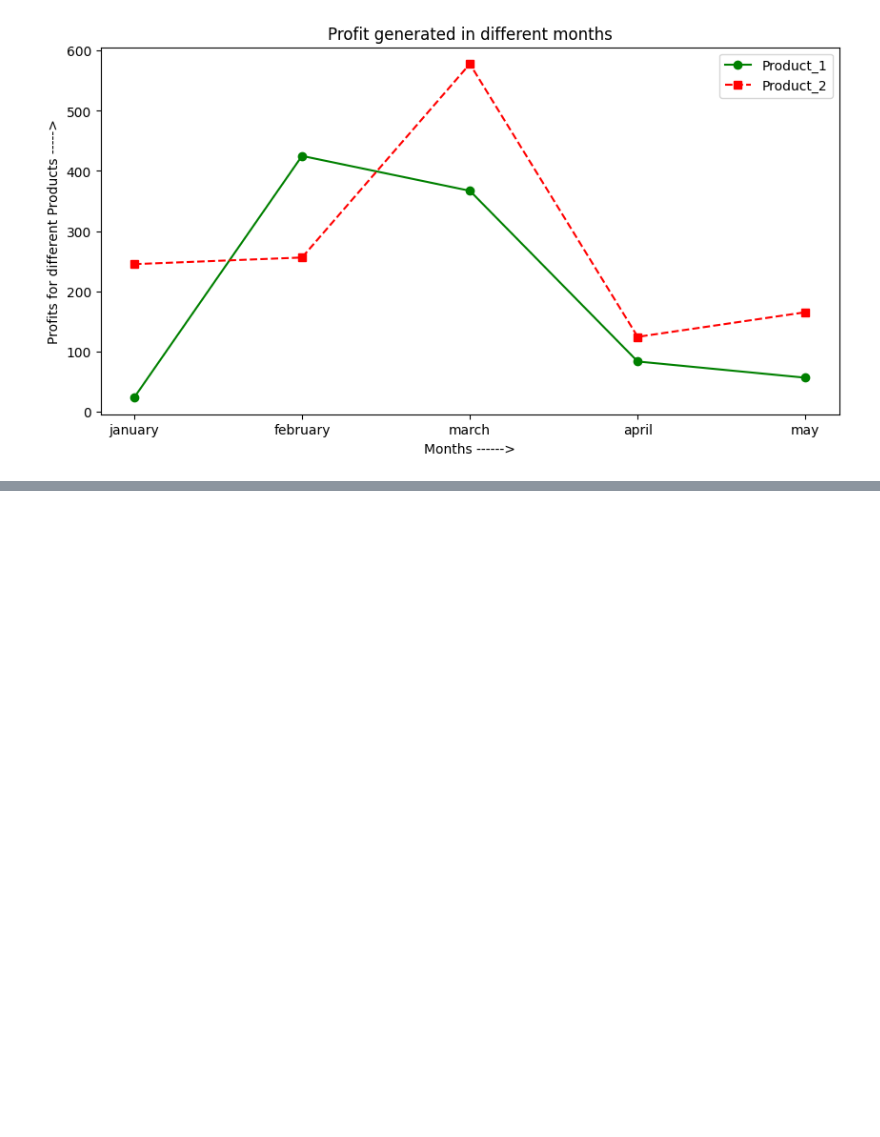
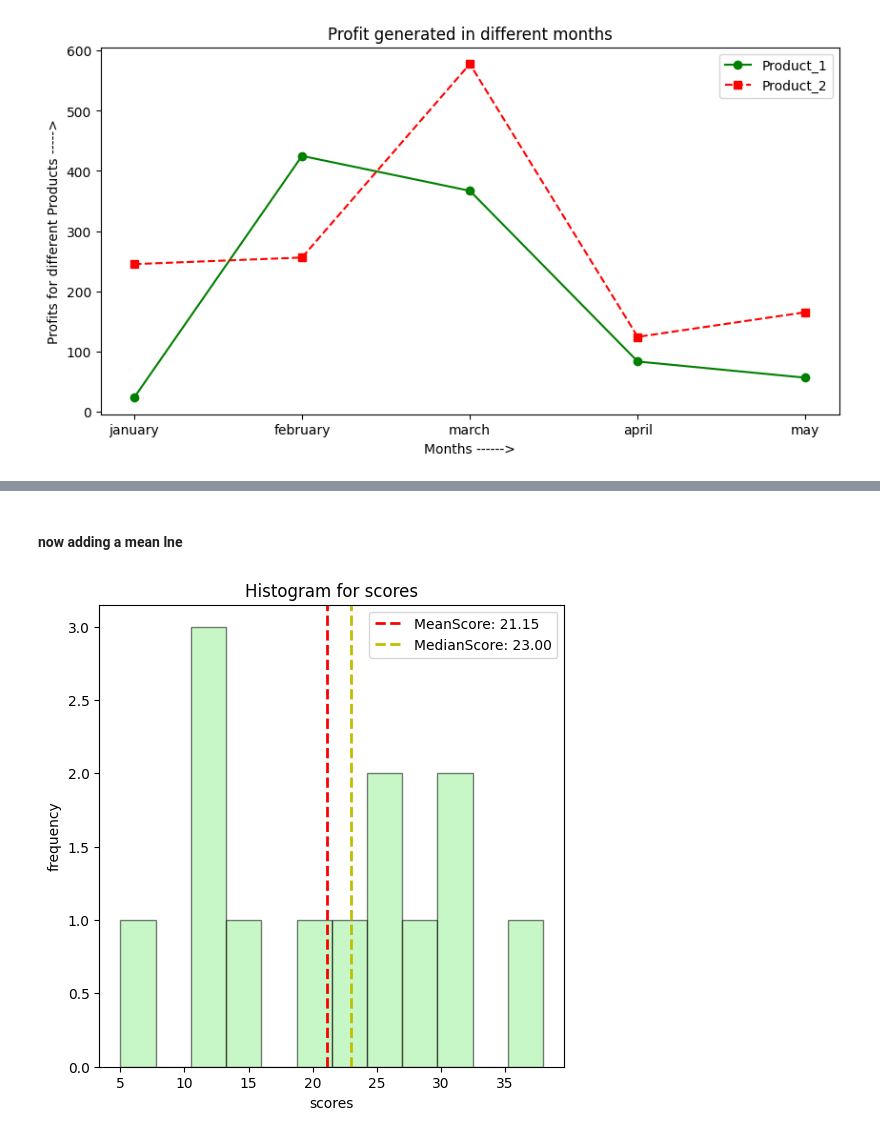
Before and after one commit to akhileshdutt/DataScience_learning, a Jupyter notebook: Libraries/Matplotlib/Matplotlib_Advance.ipynb, the cells around one changed output, grey strips where cells are left out. Cells and saved outputs as stored; diff of their text form; code cells hidden in the pictures; blank space fills up the shorter version.

```diff
--- a/Libraries/Matplotlib/Matplotlib_Advance.ipynb
+++ b/Libraries/Matplotlib/Matplotlib_Advance.ipynb
@@ -131,0 +148,18 @@ plt.show()
+# %% [markdown]
+#### now adding a mean lne
+# %%
+exam_scores =[20,13,25,14,12,5,25,28,30,12,30,23,38]
+plt.figure(figsize=(6,6))
+plt.hist(exam_scores,bins=12,color="lightgreen",edgecolor="black",alpha=0.5)
+mean=np.mean(exam_scores)
+median = np.median(exam_scores)
+plt.axvline(mean,color="r",linewidth=2,linestyle="dashed",label=f"MeanScore:{mean:6.2f}")
+plt.axvline(median,color="y",linewidth=2,linestyle="dashed",label=f"MedianScore:{median:6.2f}")
+plt.xlabel("scores")
+plt.ylabel("frequency")
+plt.title("Histogram for scores")
+plt.style.use("grayscale")
+plt.legend()
+plt.show()
+# %% [output]
+[figure, added]
```
Also changed, not shown: parts of 65 cells of this notebook, 3 other files.
